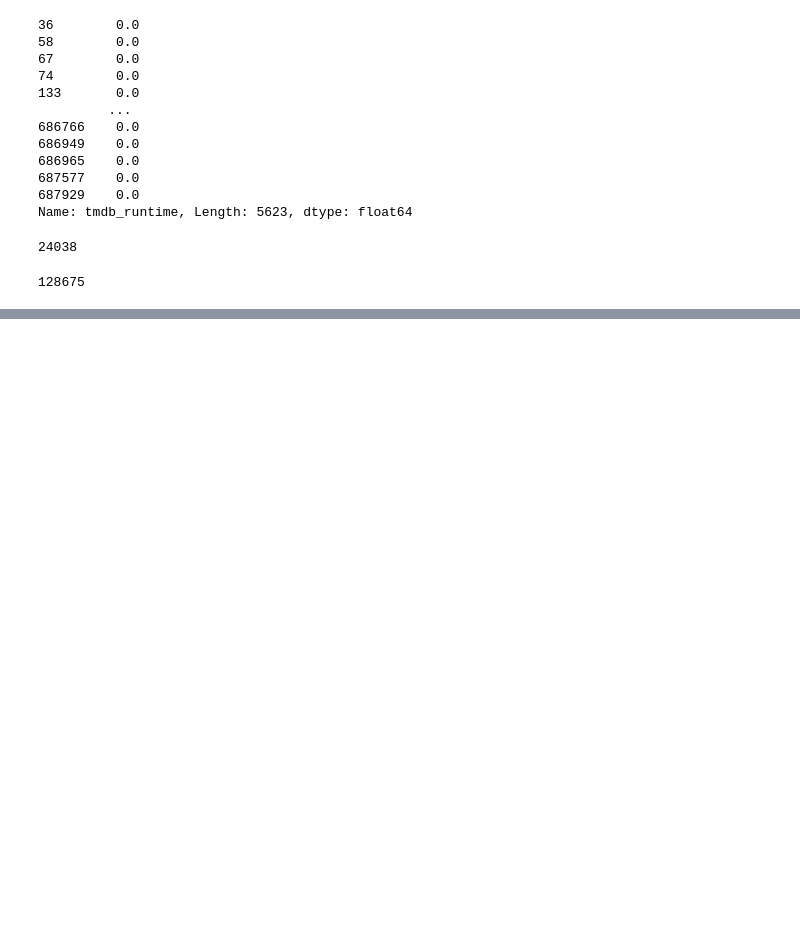
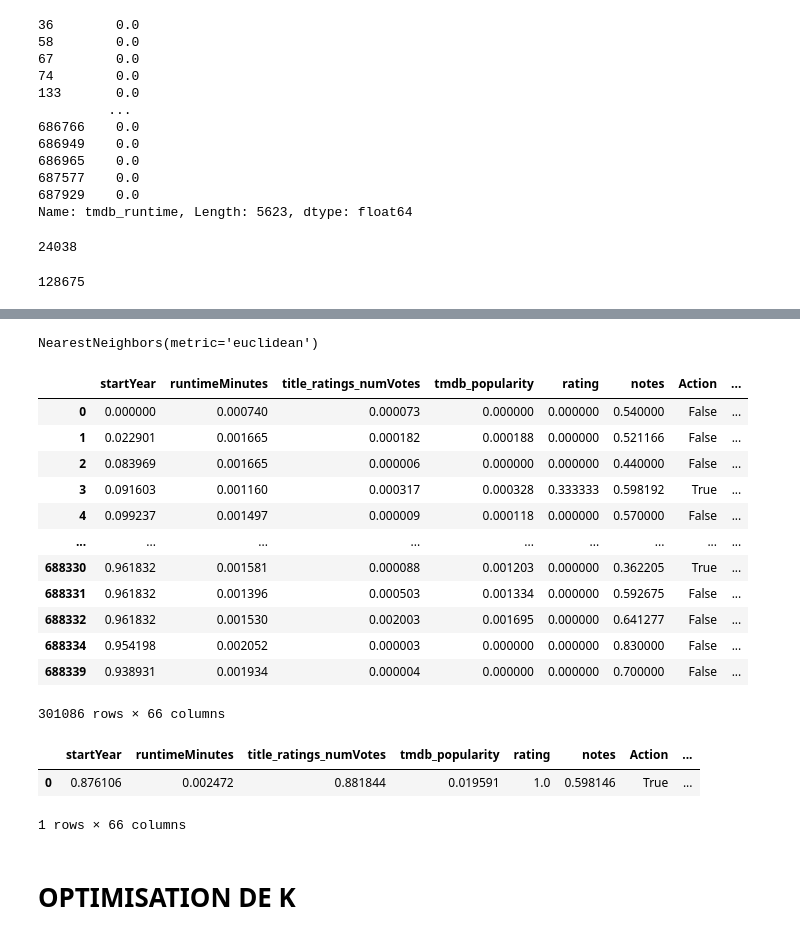
Before and after one commit to jpvt-data/AlgoCinema, a Jupyter notebook: machine learning/BIG_DF_ML.ipynb, the cells around one changed output, grey strips where cells are left out. Drawn from its saved outputs; the diff is of its cells as text; code cells hidden in the pictures; blank space fills up the shorter version.

```diff
--- a/machine learning/BIG_DF_ML.ipynb
+++ b/machine learning/BIG_DF_ML.ipynb
@@ -545,0 +548,2 @@ BIG_DF_ML5['rating'] = BIG_DF_ML5['rating'].fillna(0)
+# %%
+BIG_DF_ML5['tmdb_popularity'] = BIG_DF_ML5['tmdb_popularity'].fillna(0)
@@ -545,0 +622,22 @@ BIG_DF_ML5['rating'] = BIG_DF_ML5['rating'].fillna(0)
+# %%
+def encodage_X(X, type='standard'):
+  index = X.index
+  X_num = X.select_dtypes('number')
+  X_cat = X.select_dtypes(['object', 'category', 'string', 'bool'])
+
+  if type == 'standard':
+    from sklearn.preprocessing import StandardScaler
+    SN = StandardScaler()
+    X_num_SN = pd.DataFrame(SN.fit_transform(X_num), columns=X_num.columns, index=index)
+
+  else:
+    from sklearn.preprocessing import MinMaxScaler
+    SN = MinMaxScaler()
+    X_num_SN = pd.DataFrame(SN.fit_transform(X_num), columns=X_num.columns, index=index)
+
+  X_encoded = pd.concat([X_num_SN, X_cat], axis=1)
+
+  return X_encoded, SN
+# %%
+X = BIG_DF_ML5
+X_encoded, SN = encodage_X(X, type = 'normal')
@@ -545,0 +647,4 @@ BIG_DF_ML5['rating'] = BIG_DF_ML5['rating'].fillna(0)
+# %%
+#On crée une liste des colonnes à utiliser pour le modèle
+caracteristiques = X_encoded.columns.drop(['tconst', 'title', 'liste_titles'])
+caracteristiques
@@ -545,0 +665,5 @@ BIG_DF_ML5['rating'] = BIG_DF_ML5['rating'].fillna(0)
+# %%
+model = NearestNeighbors(n_neighbors=5, metric='euclidean')
+model.fit(X_encoded.drop(columns=['tconst', 'title', 'liste_titles']))
+# %% [output]
+NearestNeighbors(metric='euclidean')
@@ -545,0 +698,25 @@ BIG_DF_ML5['rating'] = BIG_DF_ML5['rating'].fillna(0)
+# %%
+caract_film = X_encoded[X_encoded['title'] == 'Inception']
+caract_film = X_encoded[caracteristiques]
+caract_film
+# %% [output]
+|  | startYear | runtimeMinutes | title_ratings_numVotes | tmdb_popularity | rating | notes | Action | ... |
+| 0 | 0.000000 | 0.000740 | 0.000073 | 0.000000 | 0.000000 | 0.540000 | False | ... |
+| 1 | 0.022901 | 0.001665 | 0.000182 | 0.000188 | 0.000000 | 0.521166 | False | ... |
+| 2 | 0.083969 | 0.001665 | 0.000006 | 0.000000 | 0.000000 | 0.440000 | False | ... |
+| 3 | 0.091603 | 0.001160 | 0.000317 | 0.000328 | 0.333333 | 0.598192 | True | ... |
+| 4 | 0.099237 | 0.001497 | 0.000009 | 0.000118 | 0.000000 | 0.570000 | False | ... |
+| ... | ... | ... | ... | ... | ... | ... | ... | ... |
+| 688330 | 0.961832 | 0.001581 | 0.000088 | 0.001203 | 0.000000 | 0.362205 | True | ... |
+| 688331 | 0.961832 | 0.001396 | 0.000503 | 0.001334 | 0.000000 | 0.592675 | False | ... |
+| 688332 | 0.961832 | 0.001530 | 0.002003 | 0.001695 | 0.000000 | 0.641277 | False | ... |
+| 688334 | 0.954198 | 0.002052 | 0.000003 | 0.000000 | 0.000000 | 0.830000 | False | ... |
+| 688339 | 0.938931 | 0.001934 | 0.000004 | 0.000000 | 0.000000 | 0.700000 | False | ... |
+301086 rows × 66 columns
+# %%
+caract_film_cible = encodage_predict(caract_film)
+caract_film_cible
+# %% [output]
+|  | startYear | runtimeMinutes | title_ratings_numVotes | tmdb_popularity | rating | notes | Action | ... |
+| 0 | 0.876106 | 0.002472 | 0.881844 | 0.019591 | 1.0 | 0.598146 | True | ... |
+1 rows × 66 columns
@@ -545,0 +728,2 @@ BIG_DF_ML5['rating'] = BIG_DF_ML5['rating'].fillna(0)
+# %% [markdown]
+# OPTIMISATION DE K
```
Also changed, not shown: parts of 23 cells of this notebook, 1 other file.
